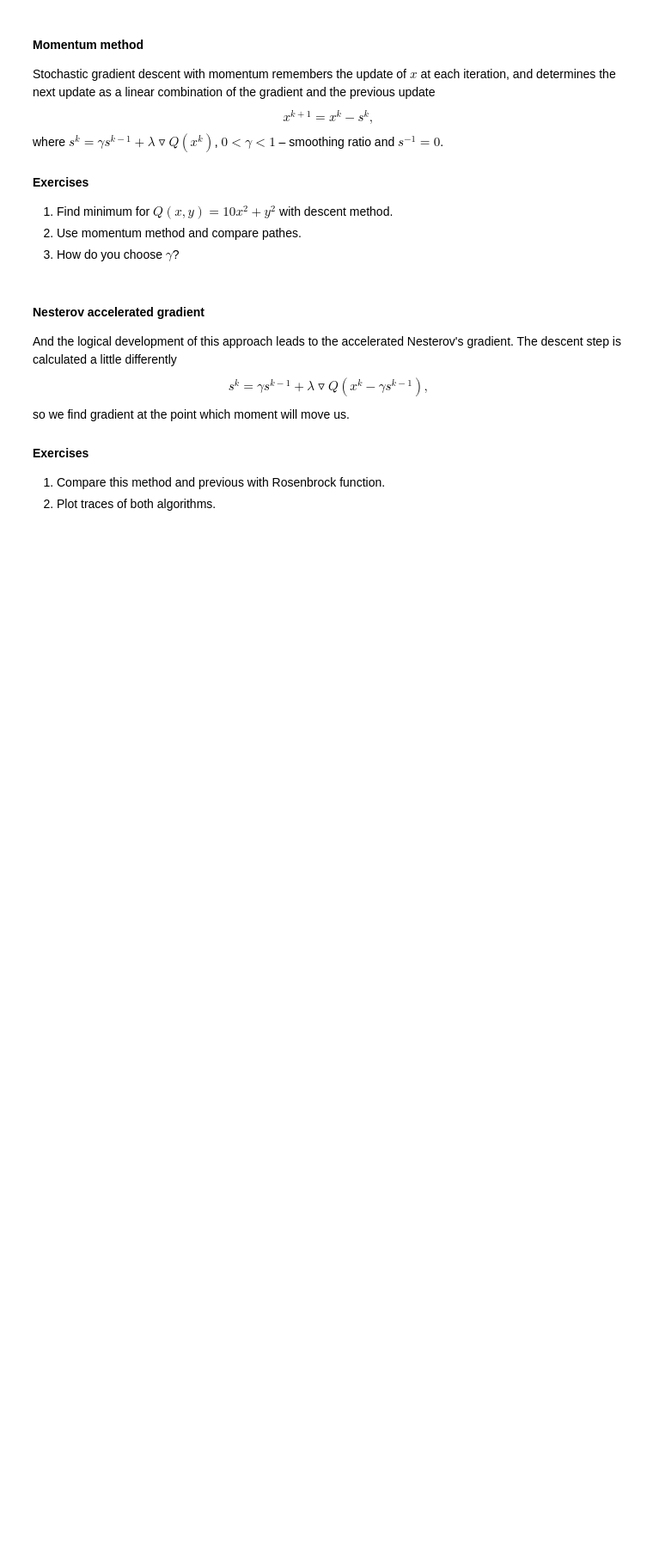
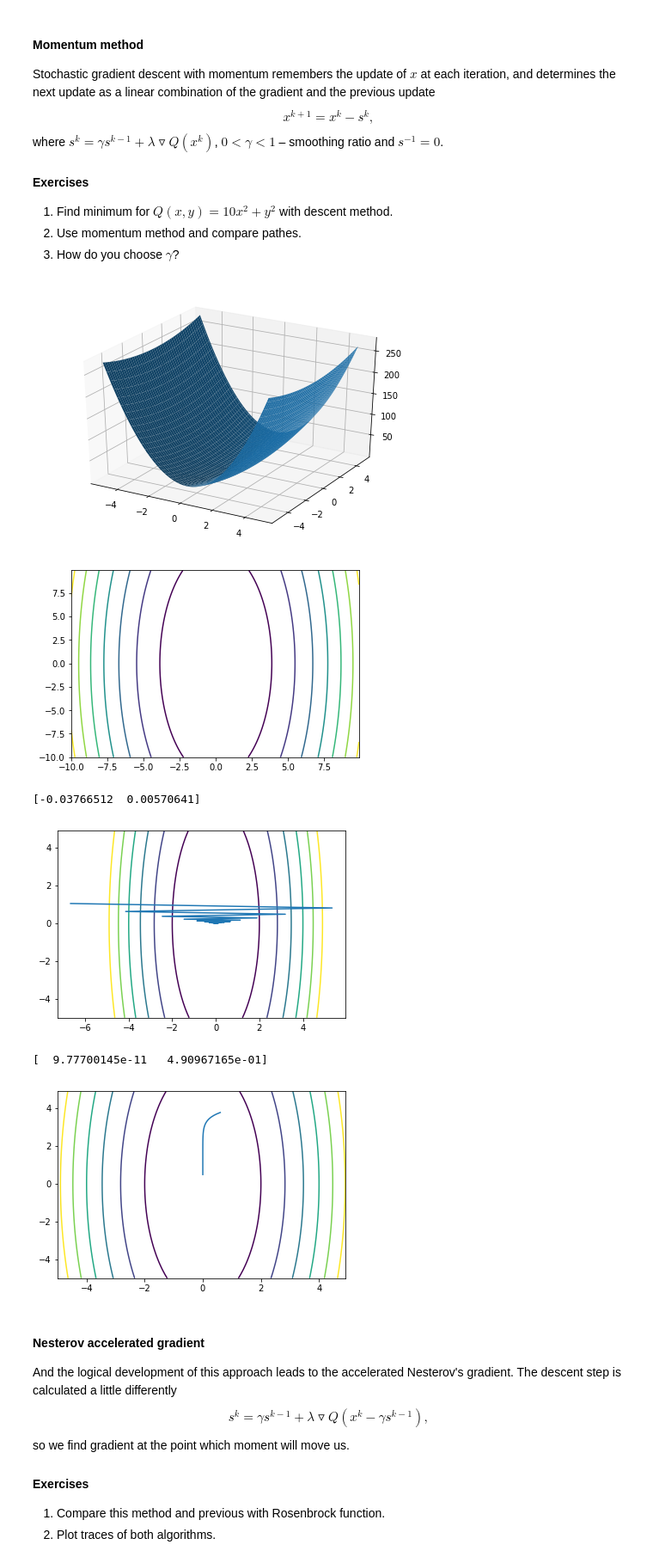
Before and after one commit to mnkonkova/ML, a Jupyter notebook: lab-1.ipynb, the cells around one changed output. Shown: that part at 86% size. Drawn from its saved outputs; the diff is of its cells as text; code cells hidden in the pictures; blank space fills up the shorter version.

```diff
--- a/lab-1.ipynb
+++ b/lab-1.ipynb
@@ -800,6 +824,73 @@ $$x^{k+1} = x^{k} - s^{k},$$ where $s^k = \gamma s^{k-1} + \lambda\triangledown
 1. Find minimum for $Q(x,y)=10x^2+y^2$ with descent method.
 2. Use momentum method and compare pathes.
 3. How do you choose $\gamma$?
+# %%
+#f(x, y) = 10x^2 + y^2
+#gard(x0, y0) = (20x0)i + (2y0)j = (20x0, 2y0)
+X_plot = []
+Y_plot = []
+def f2(x, y):
+    return 10 * (x ** 2) + y ** 2
+def grad2(point):
+    x0 = point[0]
+    y0 = point[1]
+    new_point = np.array([20 * x0, 2 * y0])
+    return new_point
+gamma = 0.1
+lambd = 0.1
+EPS = 0.01
+def gr_descent(f, grad):
+    X_plot.clear(); Y_plot.clear()
+    point = np.random.random(2) * 10 - 5
+    X_plot.append(point[0])
+    Y_plot.append(point[1])
+    cur_f = f(point[0], point[1])
+    prev_f = 10 ** 6
+    while np.abs(prev_f - cur_f) > EPS:
+        grad_vec = grad(point)
+        prev_f = cur_f
+        for i in range(len(point)):
+            point[i] -= lamb * grad_vec[i]
+
+        X_plot.append(point[0])
+        Y_plot.append(point[1])
+        cur_f = f(point[0], point[1])
+    return (point)
+def momentum_desent(f, grad):
+    X_plot.clear()
+    Y_plot.clear()
+    point = np.random.random(2) * 20 - 10
+    prev_f = 10 ** 6
+    cur_f = f(point[0], point[1])
+    while np.abs(prev_f - cur_f) > EPS:
+        if prev_f == 10 ** 6:
+            prev_der = 0.001 / (gamma + lambd) * grad(point)
+
+        cur_der = gamma * prev_der + lambd * grad(point)
+        prev_der = cur_der
+        prev_f = cur_f
+        for i in range(len(point)):
+            point[i] -= cur_der[i]
+
+        X_plot.append(point[0])
+        Y_plot.append(point[1])
+        cur_f = f(point[0], point[1])
+        #print(cur_f)
+    return (point)
+
+stereo(f2, -5, 5)
+contour(f2)
+print(momentum_desent(f2, grad2))
+trace(f2, X_plot, Y_plot, -5, 5)
+print(gr_descent(f2, grad2))
+trace(f2, X_plot, Y_plot, -5, 5)
+# %% [output]
+[figure, added]
+[figure, added]
+[-0.03766512  0.00570641]
+[figure, added]
+[  9.77700145e-11   4.90967165e-01]
+[figure, added]
 # %% [markdown]
 #### Nesterov accelerated gradient
 And the logical development of this approach leads to the accelerated Nesterov's gradient. The descent step is calculated a little differently
```
Also changed, not shown: parts of 6 cells of this notebook.
